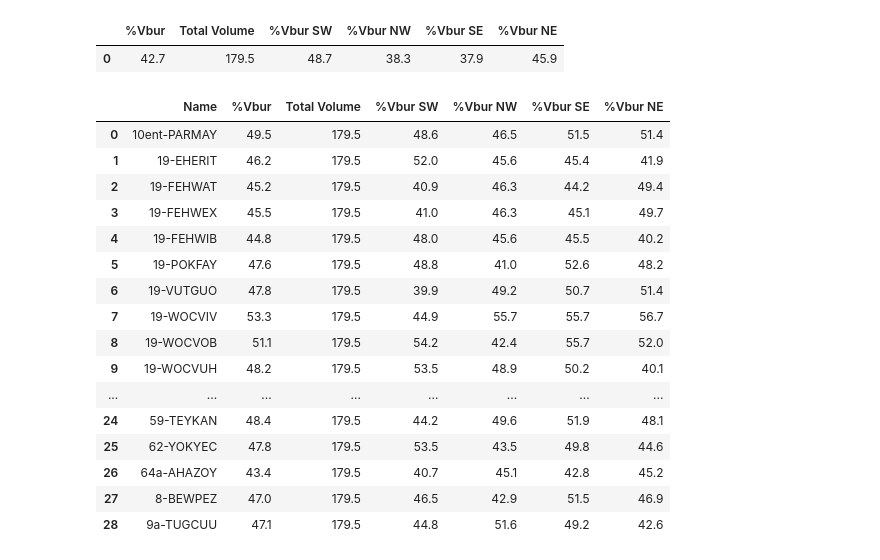
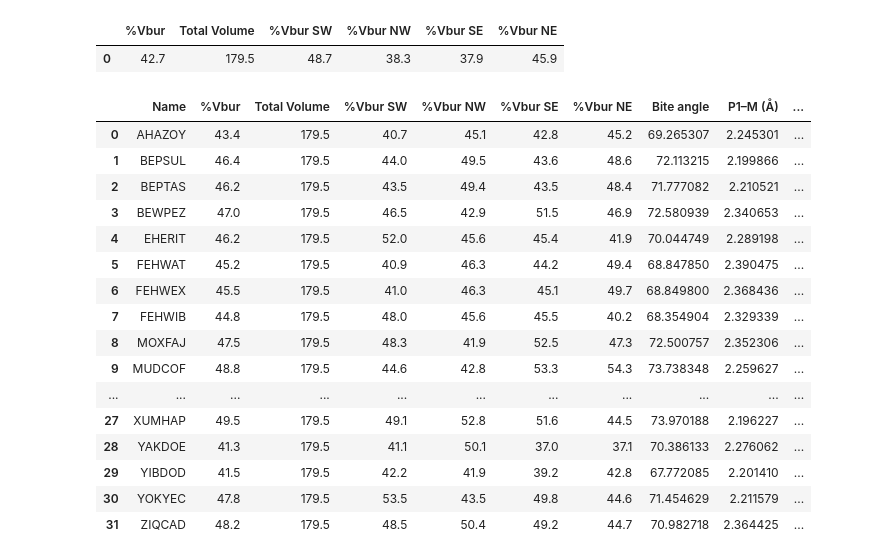
Before and after one commit to jaeusamio/phd, a Jupyter notebook: main.ipynb, the cells around one changed output. Drawn from its saved outputs; the diff is of its cells as text; code cells hidden in the pictures.

```diff
--- a/main.ipynb
+++ b/main.ipynb
@@ -6,17 +14,16 @@ from py2sambvca import p2s
 METAL_ATOMS = ["Fe", "Ru", "Os", "Co", "Rh", "Ir", "Ni", "Pd", "Pt", "Cu", "Ag", "Au"]
 # %%
 file = "xyz/2-QIXFIM.xyz"
-# file = "nhc.xyz"
 with open(file, "r") as f:
     lines = f.readlines()[2:]
 atoms = [line.split()[0] for line in lines]
 metal_center = [i + 1 for i, atom in enumerate(atoms) if atom in METAL_ATOMS]
-phosphorus = [i + 1 for i, atom in enumerate(atoms) if atom == "P"]
+phosphorus_list = [i + 1 for i, atom in enumerate(atoms) if atom == "P"]
 test_p2s = p2s(
     xyz_filepath=file,
     sphere_center_atom_ids=metal_center,
-    z_ax_atom_ids=phosphorus,
-    xz_plane_atoms_ids=[phosphorus[0]],
+    z_ax_atom_ids=phosphorus_list,
+    xz_plane_atoms_ids=[phosphorus_list[0]],
     atoms_to_delete_ids=metal_center,
     mesh_size=0.05,
     remove_H=0,
@@ -39,51 +46,68 @@ pd.DataFrame(dict)
 # %%
 xyz_list = []
 xyz_files = [f for f in os.listdir("xyz")]
 for xyz in xyz_files:
     name = xyz.strip(".xyz")
     xyz_path = "xyz/" + xyz
+
+    mol = Chem.MolFromXYZFile(xyz_path)
+    rdDetermineBonds.DetermineConnectivity(mol)
+    metal = [a for a in mol.GetAtoms() if a.GetSymbol() in METAL_ATOMS][0]
+    phosphorus_list = sorted([a for a in mol.GetAtoms() if a.GetSymbol() == "P"], key=lambda x: x.GetIdx())
+    p1, p2 = phosphorus_list[0], phosphorus_list[1]
+    p1_m_dist = rdMolTransforms.GetBondLength(mol.GetConformer(), p1.GetIdx(), metal.GetIdx())
+    p2_m_dist = rdMolTransforms.GetBondLength(mol.GetConformer(), p2.GetIdx(), metal.GetIdx())
+    bite_angle = rdMolTransforms.GetAngleDeg(mol.GetConformer(), p1.GetIdx(), metal.GetIdx(), p2.GetIdx())
+    p_m_dist_avg = np.average([p1_m_dist, p2_m_dist])
+
+    p1_neighbors = set(map(lambda x: x.GetIdx(), p1.GetNeighbors()))
+    p2_neighbors = set(map(lambda x: x.GetIdx(), p2.GetNeighbors()))
+    intersection = list(p1_neighbors.intersection(p2_neighbors))
+    intersection_atoms = list(map(lambda x: mol.GetAtomWithIdx(x), intersection))
+    bridge = next(atom.GetSymbol() for atom in intersection_atoms if atom.GetSymbol() not in METAL_ATOMS)
+
     with open(xyz_path, "r") as f:
         lines = f.readlines()[2:]
     atoms = [line.split()[0] for line in lines]
     metal_center = [i + 1 for i, atom in enumerate(atoms) if atom in METAL_ATOMS]
-    phosphorus = [i + 1 for i, atom in enumerate(atoms) if atom == "P"]
+    phosphorus_list = [i + 1 for i, atom in enumerate(atoms) if atom == "P"]
     test_p2s = p2s(
         xyz_filepath=xyz_path,
         sphere_center_atom_ids=metal_center,
-        z_ax_atom_ids=phosphorus,
-        xz_plane_atoms_ids=[phosphorus[0]],
+        z_ax_atom_ids=phosphorus_list,
+        xz_plane_atoms_ids=[phosphorus_list[0]],
         atoms_to_delete_ids=metal_center,
         mesh_size=0.05,
         remove_H=0,
     )
     output = test_p2s.run()
     total_volume = output[0]["total_volume"]
     percent_buried_volume = output[0]["percent_buried_volume"]
     percent_buried_volume_sw = output[1]["percent_buried_volume"]["SW"]
     percent_buried_volume_nw = output[1]["percent_buried_volume"]["NW"]
     percent_buried_volume_se = output[1]["percent_buried_volume"]["SE"]
     percent_buried_volume_ne = output[1]["percent_buried_volume"]["NE"]
 
-    xyz_list.append({"Name": name, "%Vbur": percent_buried_volume, "Total Volume": total_volume, "%Vbur SW": percent_buried_volume_sw, "%Vbur NW": percent_buried_volume_nw, "%Vbur SE": percent_buried_volume_se, "%Vbur NE": percent_buried_volume_ne})
+    xyz_list.append({"Name": name, "%Vbur": percent_buried_volume, "Total Volume": total_volume, "%Vbur SW": percent_buried_volume_sw, "%Vbur NW": percent_buried_volume_nw, "%Vbur SE": percent_buried_volume_se, "%Vbur NE": percent_buried_volume_ne, "Bite angle": bite_angle, "P1–M (Å)": p1_m_dist, "P2–M (Å)": p2_m_dist, "Avg. P–M (Å)": p_m_dist_avg, "Bridging atom": bridge, "Metal center": metal.GetSymbol()})
 
-sambvca_df = pd.DataFrame(xyz_list)
-sambvca_df
+df = pd.DataFrame(xyz_list)
+df
 # %% [output]
-|  | Name | %Vbur | Total Volume | %Vbur SW | %Vbur NW | %Vbur SE | %Vbur NE |
-| 0 | 10ent-PARMAY | 49.5 | 179.5 | 48.6 | 46.5 | 51.5 | 51.4 |
-| 1 | 19-EHERIT | 46.2 | 179.5 | 52.0 | 45.6 | 45.4 | 41.9 |
-| 2 | 19-FEHWAT | 45.2 | 179.5 | 40.9 | 46.3 | 44.2 | 49.4 |
-| 3 | 19-FEHWEX | 45.5 | 179.5 | 41.0 | 46.3 | 45.1 | 49.7 |
-| 4 | 19-FEHWIB | 44.8 | 179.5 | 48.0 | 45.6 | 45.5 | 40.2 |
-| 5 | 19-POKFAY | 47.6 | 179.5 | 48.8 | 41.0 | 52.6 | 48.2 |
-| 6 | 19-VUTGUO | 47.8 | 179.5 | 39.9 | 49.2 | 50.7 | 51.4 |
-| 7 | 19-WOCVIV | 53.3 | 179.5 | 44.9 | 55.7 | 55.7 | 56.7 |
-| 8 | 19-WOCVOB | 51.1 | 179.5 | 54.2 | 42.4 | 55.7 | 52.0 |
-| 9 | 19-WOCVUH | 48.2 | 179.5 | 53.5 | 48.9 | 50.2 | 40.1 |
-| ... | ... | ... | ... | ... | ... | ... | ... |
-| 24 | 59-TEYKAN | 48.4 | 179.5 | 44.2 | 49.6 | 51.9 | 48.1 |
-| 25 | 62-YOKYEC | 47.8 | 179.5 | 53.5 | 43.5 | 49.8 | 44.6 |
-| 26 | 64a-AHAZOY | 43.4 | 179.5 | 40.7 | 45.1 | 42.8 | 45.2 |
-| 27 | 8-BEWPEZ | 47.0 | 179.5 | 46.5 | 42.9 | 51.5 | 46.9 |
-| 28 | 9a-TUGCUU | 47.1 | 179.5 | 44.8 | 51.6 | 49.2 | 42.6 |
+|  | Name | %Vbur | Total Volume | %Vbur SW | %Vbur NW | %Vbur SE | %Vbur NE | Bite angle | P1–M (Å) | ... |
+| 0 | AHAZOY | 43.4 | 179.5 | 40.7 | 45.1 | 42.8 | 45.2 | 69.265307 | 2.245301 | ... |
+| 1 | BEPSUL | 46.4 | 179.5 | 44.0 | 49.5 | 43.6 | 48.6 | 72.113215 | 2.199866 | ... |
+| 2 | BEPTAS | 46.2 | 179.5 | 43.5 | 49.4 | 43.5 | 48.4 | 71.777082 | 2.210521 | ... |
+| 3 | BEWPEZ | 47.0 | 179.5 | 46.5 | 42.9 | 51.5 | 46.9 | 72.580939 | 2.340653 | ... |
+| 4 | EHERIT | 46.2 | 179.5 | 52.0 | 45.6 | 45.4 | 41.9 | 70.044749 | 2.289198 | ... |
+| 5 | FEHWAT | 45.2 | 179.5 | 40.9 | 46.3 | 44.2 | 49.4 | 68.847850 | 2.390475 | ... |
+| 6 | FEHWEX | 45.5 | 179.5 | 41.0 | 46.3 | 45.1 | 49.7 | 68.849800 | 2.368436 | ... |
+| 7 | FEHWIB | 44.8 | 179.5 | 48.0 | 45.6 | 45.5 | 40.2 | 68.354904 | 2.329339 | ... |
+| 8 | MOXFAJ | 47.5 | 179.5 | 48.3 | 41.9 | 52.5 | 47.3 | 72.500757 | 2.352306 | ... |
+| 9 | MUDCOF | 48.8 | 179.5 | 44.6 | 42.8 | 53.3 | 54.3 | 73.738348 | 2.259627 | ... |
+| ... | ... | ... | ... | ... | ... | ... | ... | ... | ... | ... |
+| 27 | XUMHAP | 49.5 | 179.5 | 49.1 | 52.8 | 51.6 | 44.5 | 73.970188 | 2.196227 | ... |
+| 28 | YAKDOE | 41.3 | 179.5 | 41.1 | 50.1 | 37.0 | 37.1 | 70.386133 | 2.276062 | ... |
+| 29 | YIBDOD | 41.5 | 179.5 | 42.2 | 41.9 | 39.2 | 42.8 | 67.772085 | 2.201410 | ... |
+| 30 | YOKYEC | 47.8 | 179.5 | 53.5 | 43.5 | 49.8 | 44.6 | 71.454629 | 2.211579 | ... |
+| 31 | ZIQCAD | 48.2 | 179.5 | 48.5 | 50.4 | 49.2 | 44.7 | 70.982718 | 2.364425 | ... |
 # %%
```
Also changed, not shown: parts of 5 cells of this notebook, 3 other files.
